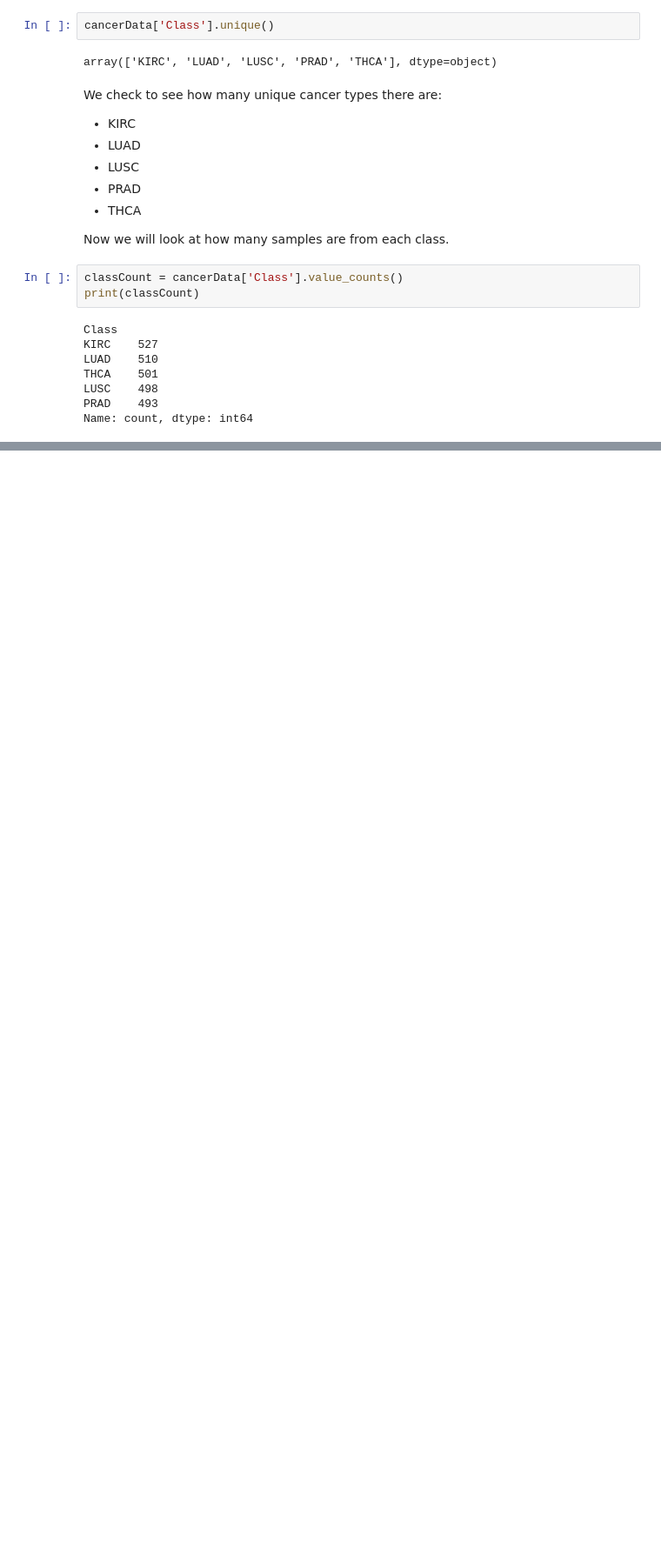
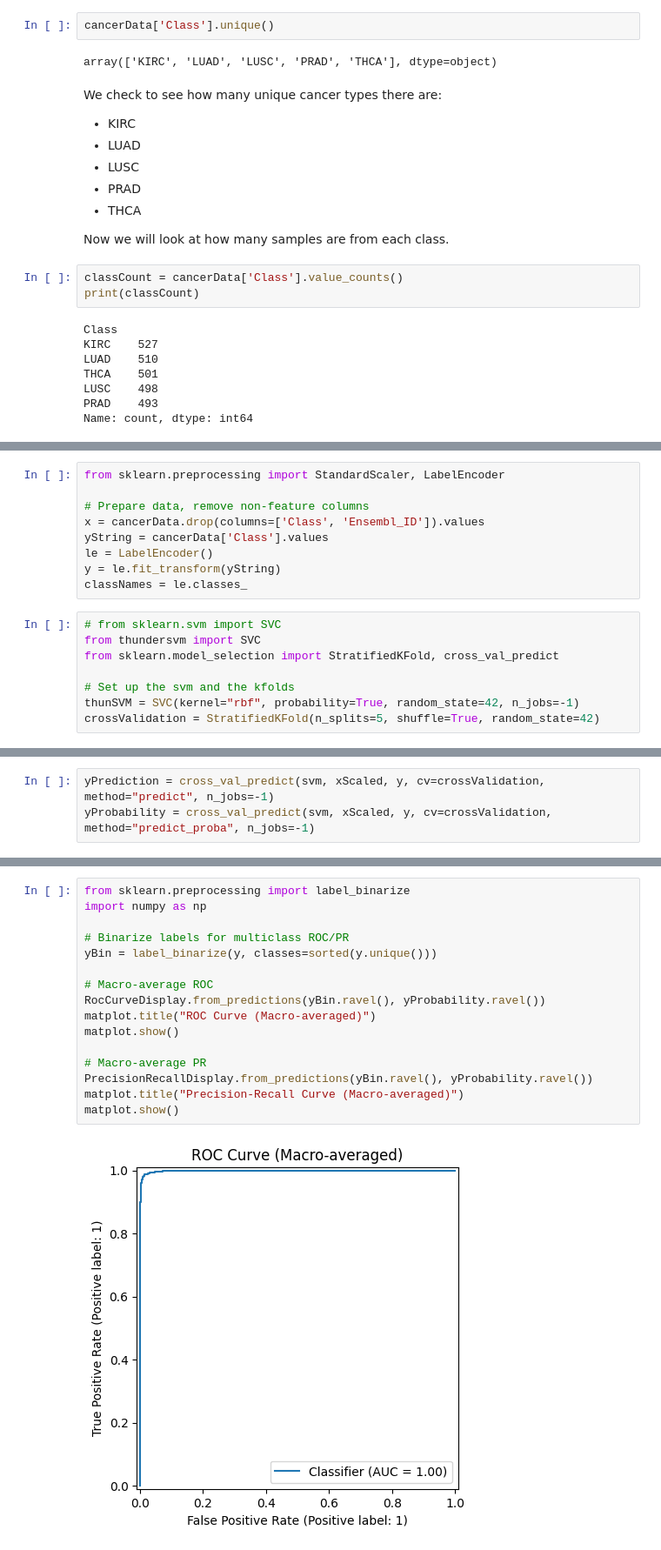
Before and after one commit to camas002/lncRNA5_ML_Algorithm, a Jupyter notebook: Jupyter Notebook/HW1_Amasifuen.ipynb, the cells around one changed output, grey strips where cells are left out. Shown: that part at 87% size. Drawn from its saved outputs; the diff is of its cells as text; blank space fills up the shorter version.

Commit message:
SVM with Thundersvm

```diff
--- a/Jupyter Notebook/HW1_Amasifuen.ipynb
+++ b/Jupyter Notebook/HW1_Amasifuen.ipynb
@@ -39,0 +52,17 @@ Name: count, dtype: int64
+# %%
+from sklearn.preprocessing import StandardScaler, LabelEncoder
+
+# Prepare data, remove non-feature columns
+x = cancerData.drop(columns=['Class', 'Ensembl_ID']).values
+yString = cancerData['Class'].values
+le = LabelEncoder()
+y = le.fit_transform(yString)
+classNames = le.classes_
+# %%
+# from sklearn.svm import SVC
+from thundersvm import SVC
+from sklearn.model_selection import StratifiedKFold, cross_val_predict
+
+# Set up the svm and the kfolds
+thunSVM = SVC(kernel="rbf", probability=True, random_state=42, n_jobs=-1)
+crossValidation = StratifiedKFold(n_splits=5, shuffle=True, random_state=42)
@@ -39,0 +95,3 @@ Name: count, dtype: int64
+# %%
+yPrediction = cross_val_predict(svm, xScaled, y, cv=crossValidation, method="predict", n_jobs=-1)
+yProbability = cross_val_predict(svm, xScaled, y, cv=crossValidation, method="predict_proba", n_jobs=-1)
@@ -39,0 +118,18 @@ Name: count, dtype: int64
+# %%
+from sklearn.preprocessing import label_binarize
+import numpy as np
+
+# Binarize labels for multiclass ROC/PR
+yBin = label_binarize(y, classes=sorted(y.unique()))
+
+# Macro-average ROC
+RocCurveDisplay.from_predictions(yBin.ravel(), yProbability.ravel())
+matplot.title("ROC Curve (Macro-averaged)")
+matplot.show()
+
+# Macro-average PR
+PrecisionRecallDisplay.from_predictions(yBin.ravel(), yProbability.ravel())
+matplot.title("Precision-Recall Curve (Macro-averaged)")
+matplot.show()
+# %% [output]
+[figure, added]
```
Also changed, not shown: parts of 7 cells of this notebook.
